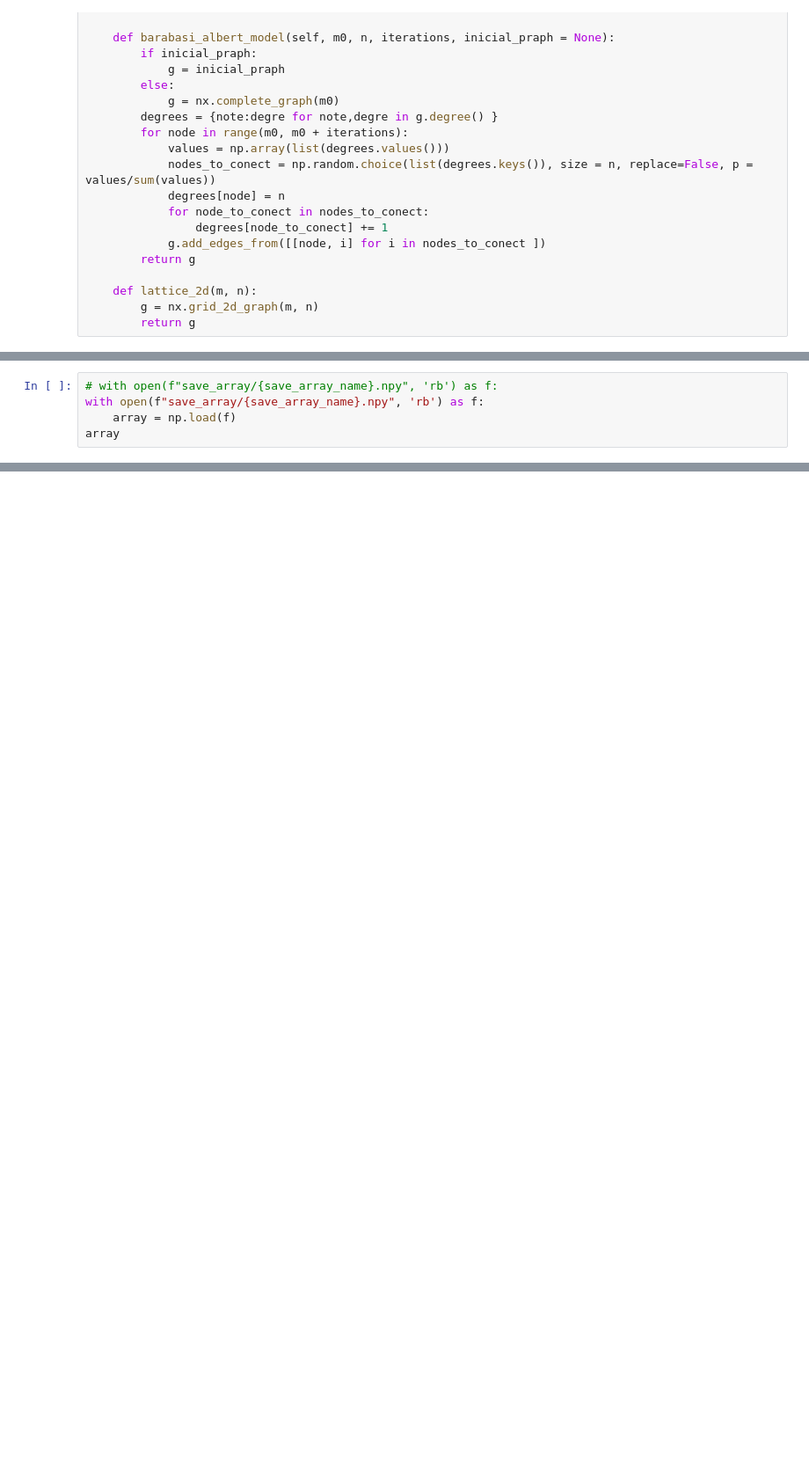
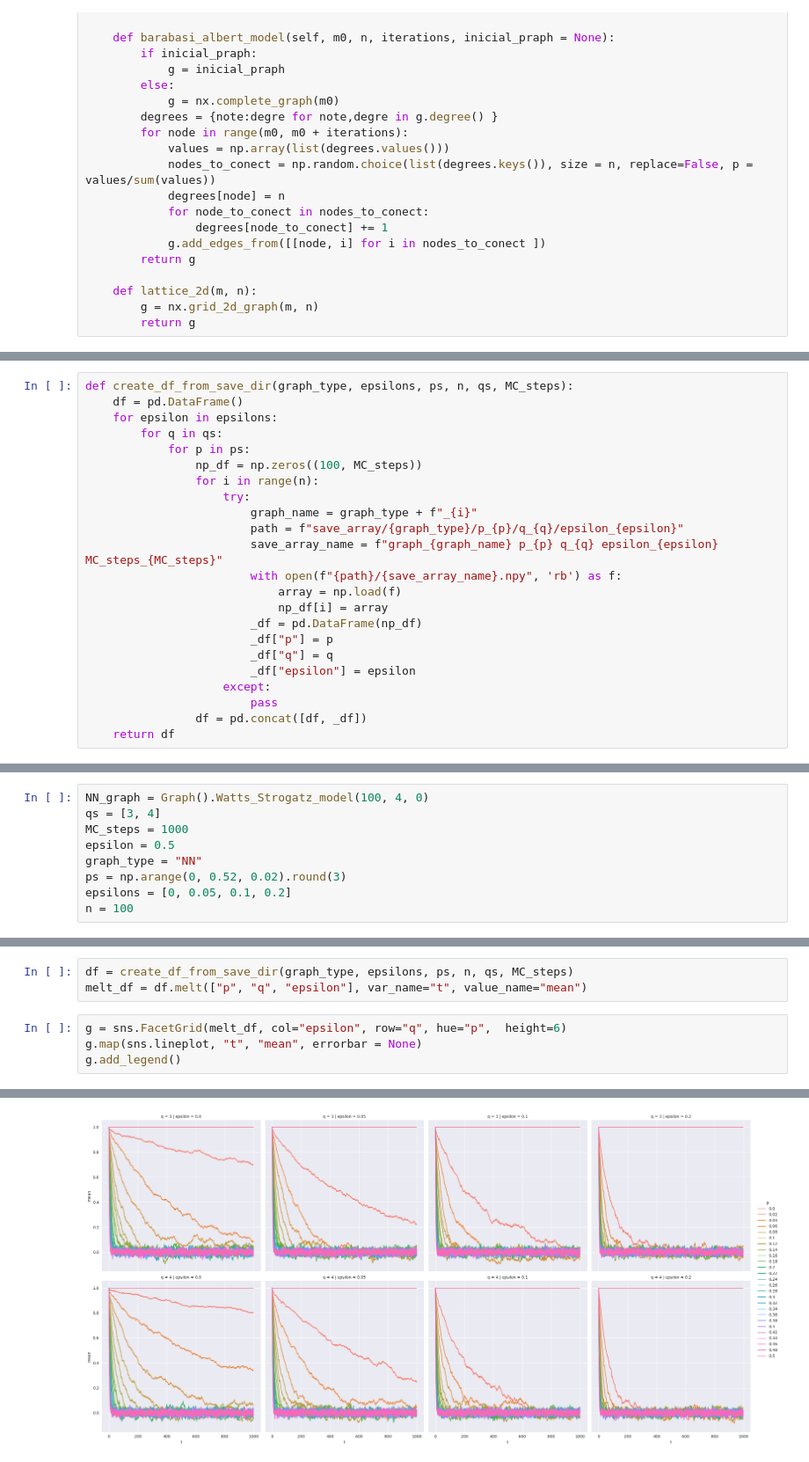
Before and after one commit to meluzyn100/DPOCN, a Jupyter notebook: labs/list_6/list_6.ipynb, the cells around one changed output, grey strips where cells are left out. Shown at 88% size. Saved outputs shown, nothing was run; the diff lists cells and outputs as text; blank space fills up the shorter version.

```diff
--- a/labs/list_6/list_6.ipynb
+++ b/labs/list_6/list_6.ipynb
@@ -128,5 +141,0 @@ q_voter_model(BA, p, q, epsilon, MC_steps, graph_name)
-# %%
-# with open(f"save_array/{save_array_name}.npy", 'rb') as f:
-with open(f"save_array/{save_array_name}.npy", 'rb') as f:
-    array = np.load(f)
-array
@@ -184,0 +142,23 @@ np.save(f"save_array/{save_array_name}",save_array)
+# %%
+def create_df_from_save_dir(graph_type, epsilons, ps, n, qs, MC_steps):
+    df = pd.DataFrame()
+    for epsilon in epsilons:
+        for q in qs:
+            for p in ps:
+                np_df = np.zeros((100, MC_steps))
+                for i in range(n):
+                    try:
+                        graph_name = graph_type + f"_{i}"
+                        path = f"save_array/{graph_type}/p_{p}/q_{q}/epsilon_{epsilon}"
+                        save_array_name = f"graph_{graph_name} p_{p} q_{q} epsilon_{epsilon} MC_steps_{MC_steps}"
+                        with open(f"{path}/{save_array_name}.npy", 'rb') as f:
+                            array = np.load(f)
+                            np_df[i] = array
+                        _df = pd.DataFrame(np_df)
+                        _df["p"] = p
+                        _df["q"] = q
+                        _df["epsilon"] = epsilon
+                    except:
+                        pass
+                df = pd.concat([df, _df])
+    return df
@@ -184,0 +180,9 @@ np.save(f"save_array/{save_array_name}",save_array)
+# %%
+NN_graph = Graph().Watts_Strogatz_model(100, 4, 0)
+qs = [3, 4]
+MC_steps = 1000
+epsilon = 0.5
+graph_type = "NN"
+ps = np.arange(0, 0.52, 0.02).round(3)
+epsilons = [0, 0.05, 0.1, 0.2]
+n = 100
@@ -184,0 +192,8 @@ np.save(f"save_array/{save_array_name}",save_array)
+# %%
+df = create_df_from_save_dir(graph_type, epsilons, ps, n, qs, MC_steps)
+melt_df = df.melt(["p", "q", "epsilon"], var_name="t", value_name="mean")
+# %%
+g = sns.FacetGrid(melt_df, col="epsilon", row="q", hue="p",  height=6)
+g.map(sns.lineplot, "t", "mean", errorbar = None)
+g.add_legend()
+# %% [output]
@@ -184,0 +201 @@ np.save(f"save_array/{save_array_name}",save_array)
+[figure, added]
```
Also changed, not shown: parts of 26 cells of this notebook.
